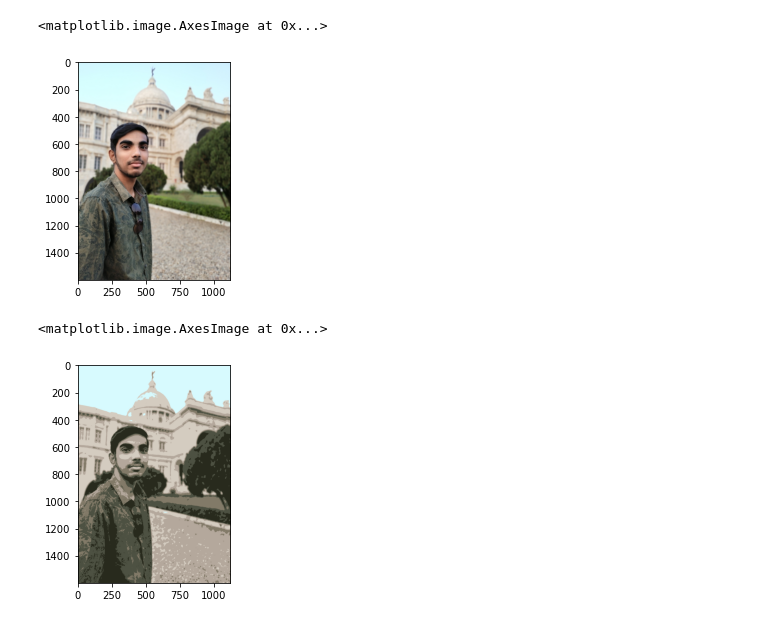
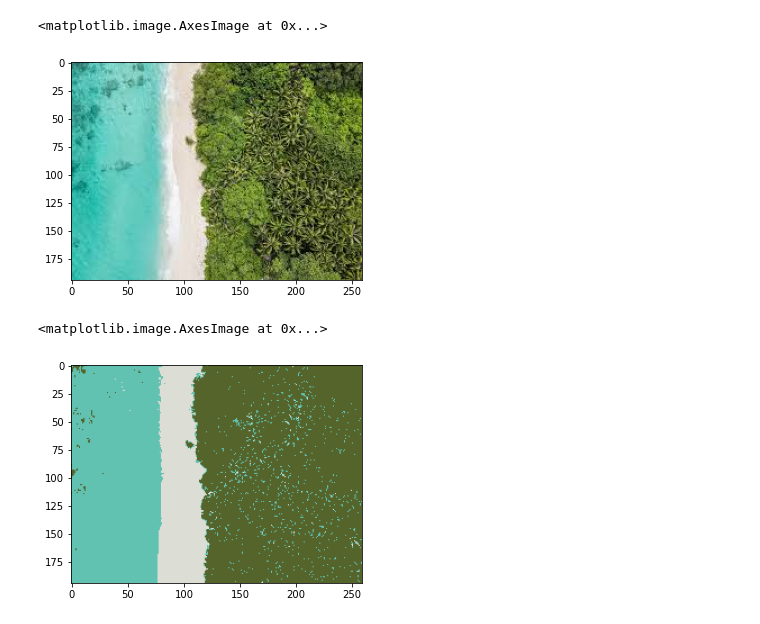
Before and after one commit to SOUMOJIT-CHAKRABORTY/Image-Processing, a Jupyter notebook: K-means_Segmentation.ipynb, the cells around one changed output. Drawn from its saved outputs; the diff is of its cells as text; code cells hidden in the pictures.

```diff
--- a/K-means_Segmentation.ipynb
+++ b/K-means_Segmentation.ipynb
@@ -1,18 +1,18 @@
 # %%
 import numpy as np
 import matplotlib.pyplot as plt
 import cv2
 
 %matplotlib inline
 
-image = cv2.imread('Me.jpg')
+image = cv2.imread('seaNforest.jpeg')
 
 image = cv2.cvtColor(image, cv2.COLOR_BGR2RGB)
 
 plt.imshow(image)
 # %% [output]
 <matplotlib.image.AxesImage at 0x...>
-[figure, old version]
+[figure, new version]
 # %%
 pixel_vals = image.reshape((-1,3))
 
@@ -20,7 +20,7 @@ pixel_vals = np.float32(pixel_vals)
 # %%
 criteria = (cv2.TERM_CRITERIA_EPS + cv2.TERM_CRITERIA_MAX_ITER, 100, 0.85)
 
-k = 6
+k = 3
 retval, labels, centers = cv2.kmeans(pixel_vals, k, None, criteria, 10, cv2.KMEANS_RANDOM_CENTERS)
 
 centers = np.uint8(centers)
@@ -31,4 +31,4 @@ segmented_image = segmented_data.reshape((image.shape))
 plt.imshow(segmented_image)
 # %% [output]
 <matplotlib.image.AxesImage at 0x...>
-[figure, old version]
+[figure, new version]
```
Also changed, not shown: 3 other files.
